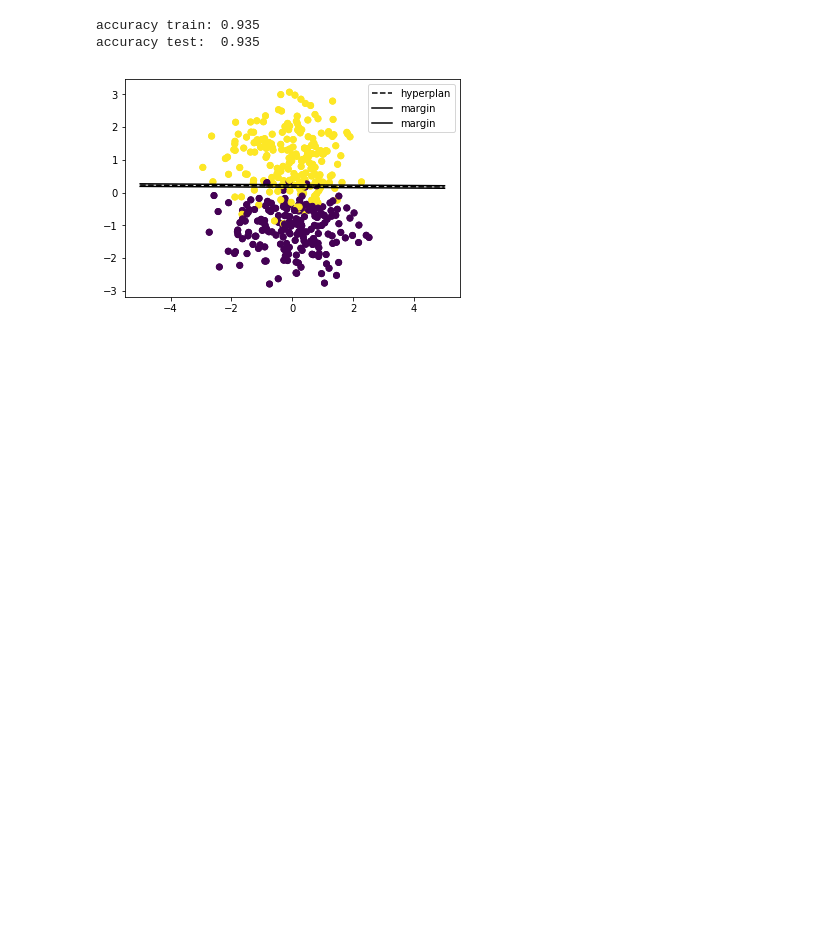
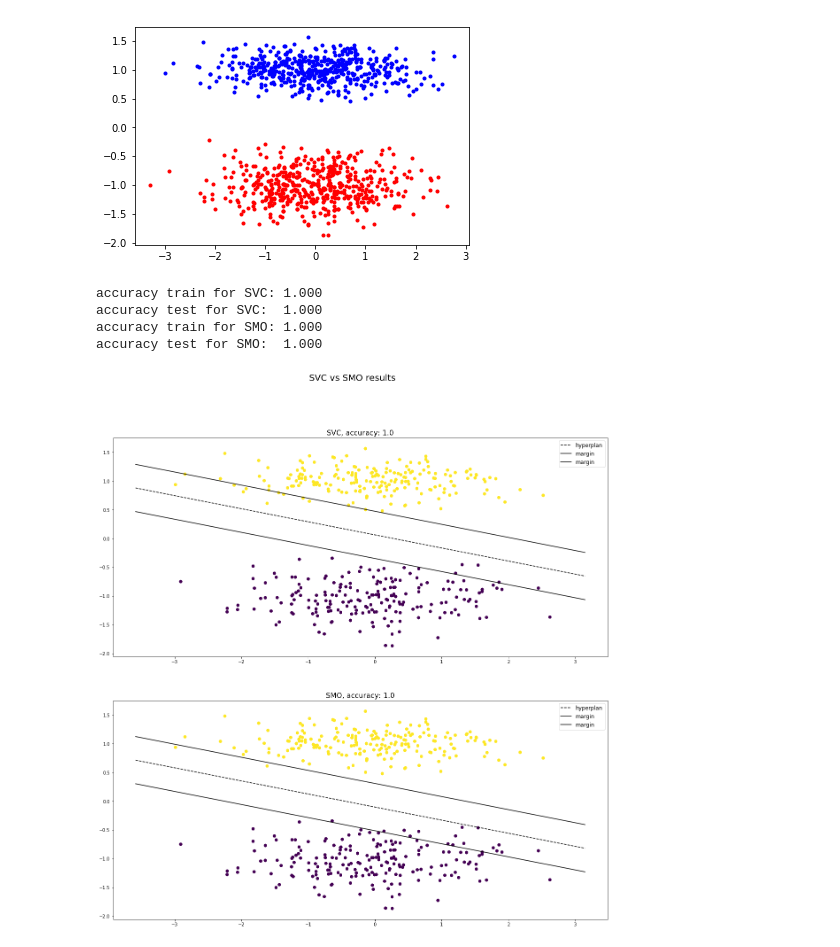
Before and after one commit to baptisteesteban/OCVXII, a Jupyter notebook: SMO.ipynb, the cells around one changed output. Cells and saved outputs as stored; diff of their text form; code cells hidden in the pictures; blank space fills up the shorter version.

```diff
--- a/SMO.ipynb
+++ b/SMO.ipynb
@@ -69,14 +143,12 @@ class SMO:
                         L = max(0, alpha2 - alpha1)
                         H = min(self.C, self.C + alpha2 - alpha1)
 
-                    '''if (L == H):
+                    if (L == H):
                         continue
-                    '''
+
                     nu = self.kernel(x1, x1) + self.kernel(x2, x2) - 2 * self.kernel(x1, x2)
 
                     if (nu < 0):
-                        print("nu < 0")
-                        print(nu)
                         continue
 
                     a2 = alpha2 + float(y2 * (Ei - Ej)) / nu
@@ -109,11 +183,19 @@ class SMO:
 # %%
-def generate_linear_problem(size, percent=0.2):
-    separable = False
-    while not separable:
-        samples = make_classification(n_samples=size, n_features=2, n_redundant=0, n_informative=1, n_clusters_per_class=1, flip_y=-1)
+def generate_problem(size, percent=0.2, linear=True):
+    if (linear):
+        separable = False
+        while not separable:
+            samples = make_classification(n_samples=size, n_features=2, n_redundant=0, n_informative=1, n_clusters_per_class=1, flip_y=-1, weights=[0.5,0.5])
+            red = samples[0][samples[1] == 0]
+            blue = samples[0][samples[1] == 1]
+            separable = any([red[:, k].max() < blue[:, k].min() or red[:, k].min() > blue[:, k].max() for k in range(2)])
+    else:
+        samples = make_classification(n_samples=size, n_features=2, n_redundant=0, n_informative=2, n_clusters_per_class=2, flip_y=-1)
         red = samples[0][samples[1] == 0]
         blue = samples[0][samples[1] == 1]
-        separable = any([red[:, k].max() < blue[:, k].min() or red[:, k].min() > blue[:, k].max() for k in range(2)])
+    plt.plot(red[:, 0], red[:, 1], 'r.')
+    plt.plot(blue[:, 0], blue[:, 1], 'b.')
+    plt.show()
     red = np.array([np.append(red[i], -1) for i in range(len(red))])
     blue = np.array([np.append(blue[i], 1) for i in range(len(blue))])
     perc = int(percent * size)
@@ -157,16 +215,14 @@ def generate_nonlinear_problem(size, percent=0.2):
 # %%
 from sklearn.metrics import f1_score
 
-def compareSVC_SMO_linear():
-    X, y, Xtest, ytest = generate_linear_problem(1000)
+def compareSVC_SMO(linear=True):
+    X, y, Xtest, ytest = generate_problem(1000, 0.2, linear)
     Xall = np.append(X, Xtest, axis=0)
     yall = np.append(y, ytest, axis=0)
     minX = min(Xall[:,0])
     maxX = max(Xall[:,0])
     minX *= 1.2
     maxX *= 1.2
-    print(minX)
-    print(maxX)
     model = SVC(kernel='linear', C = 1.0)
     model.fit(X, y)
     y_hat_svc = model.predict(X)
@@ -259,31 +270,9 @@ accuracy test:  0.935
-# %%
-model = SMO()
-# Fit model
-alphas = model.fit(X, y)
-# Make prediction
-y_hat = model.predict(X)
-y_hattest = model.predict(Xtest)
-# Calculate accuracy
-acc = accuracy_score(y, y_hat)
-acc2 = accuracy_score(ytest, y_hattest)
-print("accuracy train:\t%.3f" % (acc))
-print("accuracy test:\t%.3f" % (acc2))
-w = model.w
-
-xx = np.linspace(-5,5)
-yy = - 1 * (xx*w[0] + model.b) / w[1]
-yy1 = - 1 * (xx*w[0] + model.b - 1) / w[1]
-yy2 = - 1 * (xx*w[0] + model.b + 1) / w[1]
-h0 = plt.plot(xx, yy, 'k--', label='hyperplan')
-h1 = plt.plot(xx, yy1, 'k-', label='margin')
-h2 = plt.plot(xx, yy2, 'k-', label='margin')
-
-
-plt.scatter(X[:, 0], X[:, 1], c = y)
-plt.scatter(Xtest[:, 0], Xtest[:, 1], c = ytest)
-plt.legend()
-plt.show()
-# %% [output]
-accuracy train: 0.935
-accuracy test:  0.935
-[figure, removed]
+# %%
+compareSVC_SMO()
+# %% [output]
+[figure, added]
+accuracy train for SVC: 1.000
+accuracy test for SVC:  1.000
+accuracy train for SMO: 1.000
+accuracy test for SMO:  1.000
+[figure, added]
```
Also changed, not shown: parts of 10 cells of this notebook.
